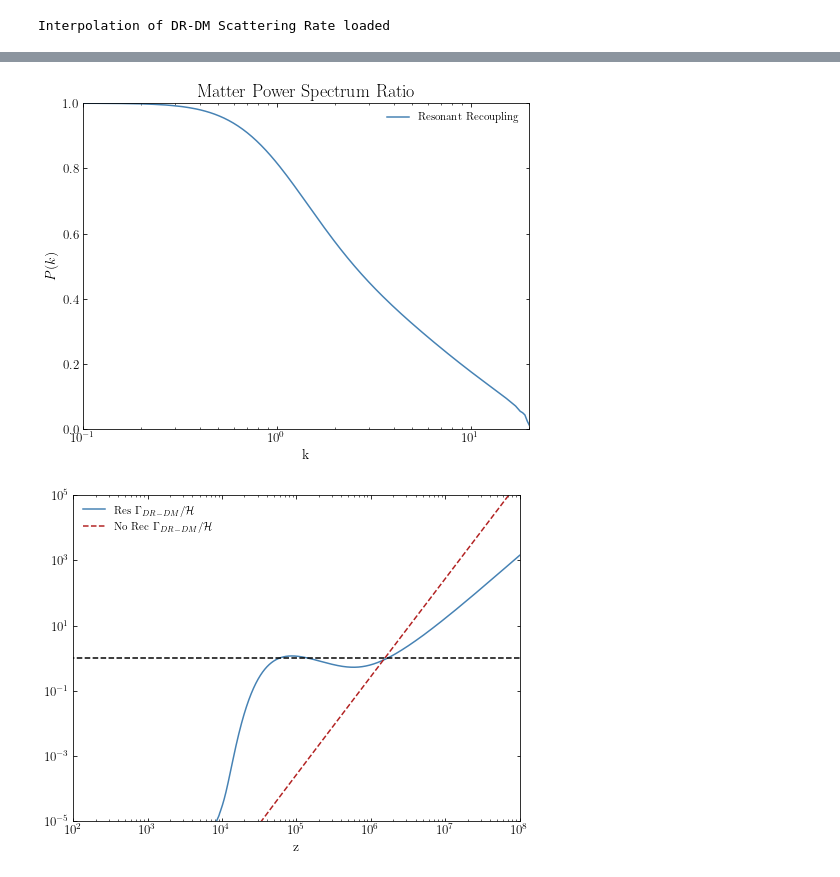
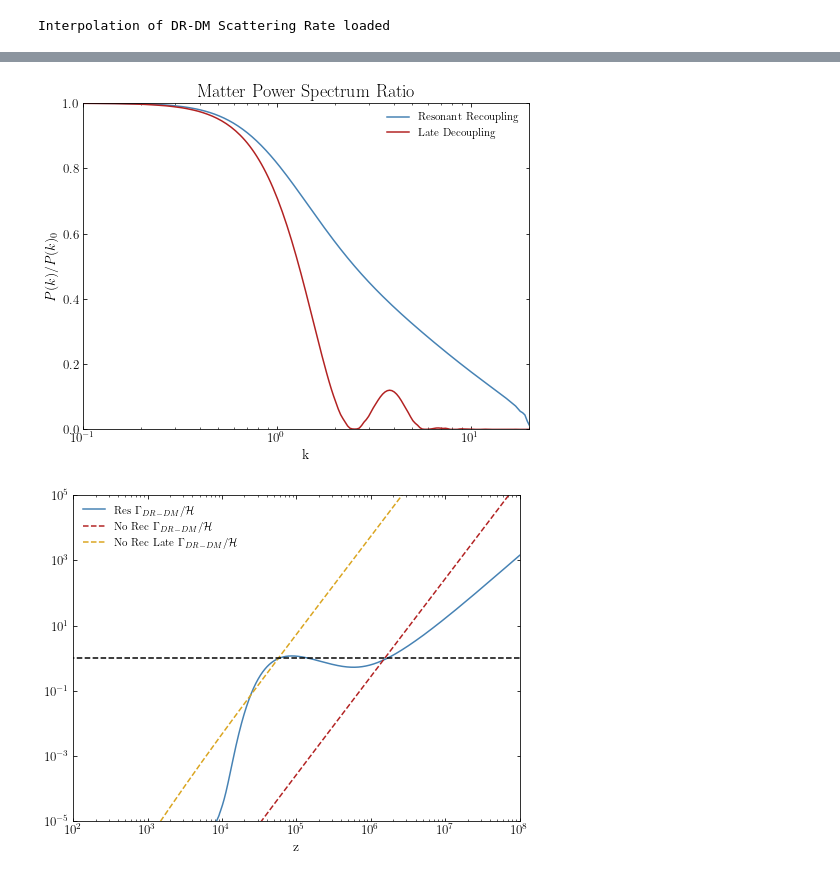
Before and after one commit to NolanSmyth/class_recoupling, a Jupyter notebook: res_recoupling.ipynb, the cells around one changed output, grey strips where cells are left out. Saved outputs shown, nothing was run; the diff lists cells and outputs as text; code cells hidden in the pictures.

```diff
--- a/res_recoupling.ipynb
+++ b/res_recoupling.ipynb
@@ -280,6 +280,18 @@ idrNoRec.set({
 idrNoRec.compute()
 
 noRecPk = getPk(idrNoRec)
+# %%
+idrNoRecLate = Class()
+idrNoRecLate.set(commonset)
+idrNoRecLate.set(idrset)
+
+idrNoRecLate.set({
+    'a_idm_dr': 1.0e9, #to get it to line up with initial decoupling of resonance
+    })
+
+idrNoRecLate.compute()
+
+noRecLatePk = getPk(idrNoRecLate)
 # %%
 plt.plot(kk, resPk, label='Resonant Recoupling')
 plt.plot(kk, noRecPk, '--', label='No Rec')
@@ -296,16 +313,21 @@ plt.show()
 # %%
 plt.plot(kk, np.array(resPk)/np.array(noRecPk), label='Resonant Recoupling')
+plt.plot(kk, np.array(noRecLatePk)/np.array(noRecPk), label='Late Decoupling')
+
 plt.yscale('Linear')
 plt.xscale('log')
 plt.xlabel('k')
-plt.ylabel('$P(k)$')
+plt.ylabel('$P(k)/P(k)_0$')
 plt.title('Matter Power Spectrum Ratio')
 plt.xlim(1e-1,2e1)
 plt.ylim(0,1)
 plt.legend()
+
+# plt.savefig('Figures/resonant_Pk_ratio_comparison.pdf')
+
 plt.show()
 # %% [output]
-[figure, old version]
+[figure, new version]
 # %%
 zs_res = cos.get_thermodynamics()['z']
 dmus_res = cos.get_thermodynamics()['dmu_idm_dr']
@@ -320,6 +345,8 @@ def conformal_H(z):
 # plt.loglog(zs_norec, 5e4*dmus_norec/conformal_H(zs_norec), '--', label='No Rec')
 plt.loglog(zs_res, dmus_res/(conformal_H(zs_res)), label='Res $\Gamma_{DR-DM} / \mathcal{H}$')
 plt.loglog(zs_norec, dmus_norec/conformal_H(zs_norec), '--', label='No Rec $\Gamma_{DR-DM} / \mathcal{H}$')
+plt.loglog(zs_norecLate, dmus_norecLate/conformal_H(zs_norec), '--', label='No Rec Late $\Gamma_{DR-DM} / \mathcal{H}$')
+
 plt.loglog([1e-1, 1e9],[1,1], 'k--')
 plt.xlabel('z')
 
@@ -327,9 +354,11 @@ plt.xlim(1e2,1e8)
 plt.ylim(1e-5, 1e5)
 
 plt.legend()
+
+# plt.savefig('Figures/resonant_rate_comparison.pdf')
 plt.show()
 # %% [output]
-[figure, old version]
+[figure, new version]
 # %%
 LambdaCDM = Class()
 LambdaCDM.set(commonset)
```
Also changed, not shown: parts of 2 cells of this notebook.
